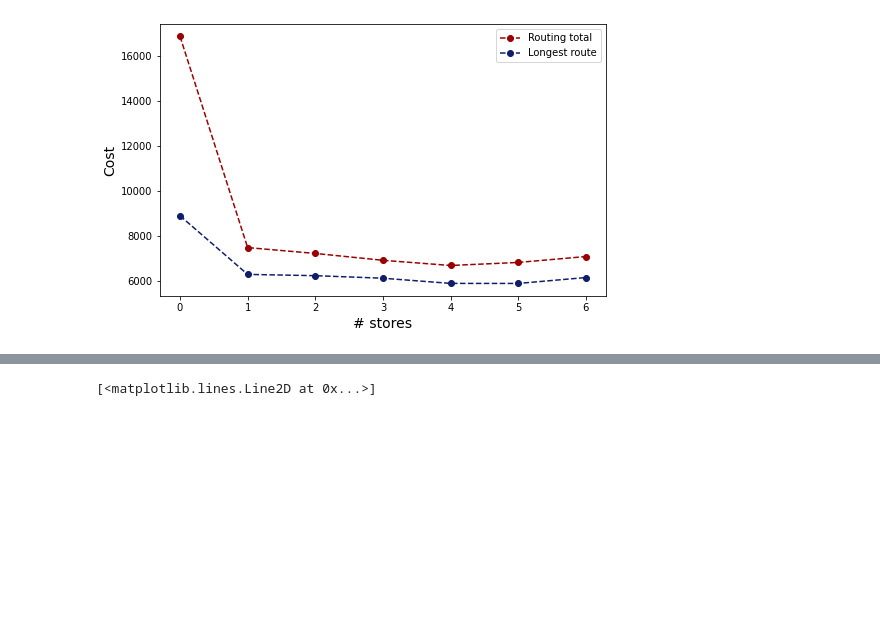
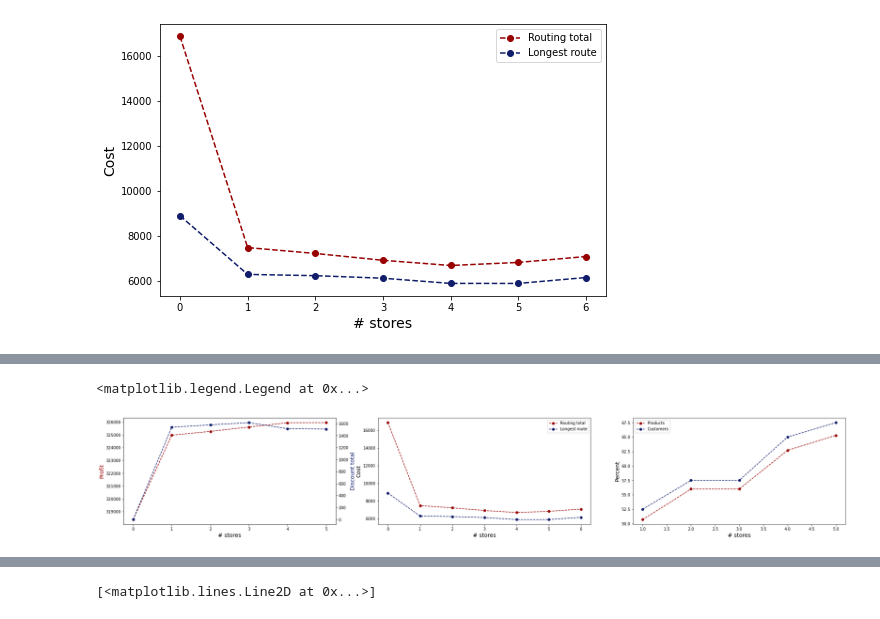
Before and after one commit to riabova/bilevel_pricing, a Jupyter notebook: code/python/plots.ipynb, the cells around one changed output, grey strips where cells are left out. Drawn from its saved outputs; the diff is of its cells as text; code cells hidden in the pictures; blank space fills up the shorter version.

```diff
--- a/code/python/plots.ipynb
+++ b/code/python/plots.ipynb
@@ -96,0 +115,30 @@ plt.legend()
+# %%
+# create figure and axis objects with subplots()
+fig,ax = plt.subplots(1, 3, figsize=(33, 5))
+# make a plot
+ax[0].plot(range(6), profits, color="#990000", marker="o", linestyle="--")
+# set x-axis label
+ax[0].set_xlabel("# stores", fontsize = 14)
+# set y-axis label
+ax[0].set_ylabel("Profit", color="#990000", fontsize=14)
+# twin object for two different y-axis on the sample plot
+ax2=ax[0].twinx()
+# make a plot with different y-axis using second axis object
+ax2.plot(range(6), spent, color="#101D6B", marker="o", linestyle="--")
+ax2.set_ylabel("Discount total",color="#101D6B",fontsize=14)
+ax[1].plot(range(7), rCosts, linestyle="--", marker="o", color="#990000", label="Routing total")
+ax[1].plot(range(7), lonRouts, linestyle="--", marker="o", color="#101D6B", label="Longest route")
+ax[1].set_ylabel("Cost", fontsize=14)
+ax[1].set_xlabel("# stores", fontsize=14)
+ax[1].legend()
+ax[2].plot(range(1, 6), pprods, linestyle="--", marker="o", color="#990000", label="Products")
+ax[2].plot(range(1, 6), pcusts, linestyle="--", marker="o", color="#101D6B", label="Customers")
+ax[2].set_xlabel("# stores", fontsize=14)
+ax[2].set_ylabel("Percent", fontsize=14)
+#ax[2].set(xlabel='# stores', ylabel='Percent')
+ax[2].legend()
+# save the plot as a file
+#fig.savefig('two_different_y_axis_for_single_python_plot_with_twinx.jpg', format='jpeg', dpi=100, bbox_inches='tight')
+# %% [output]
+<matplotlib.legend.Legend at 0x...>
+[figure, added]
```
Also changed, not shown: parts of 11 cells of this notebook, 2 other files.
